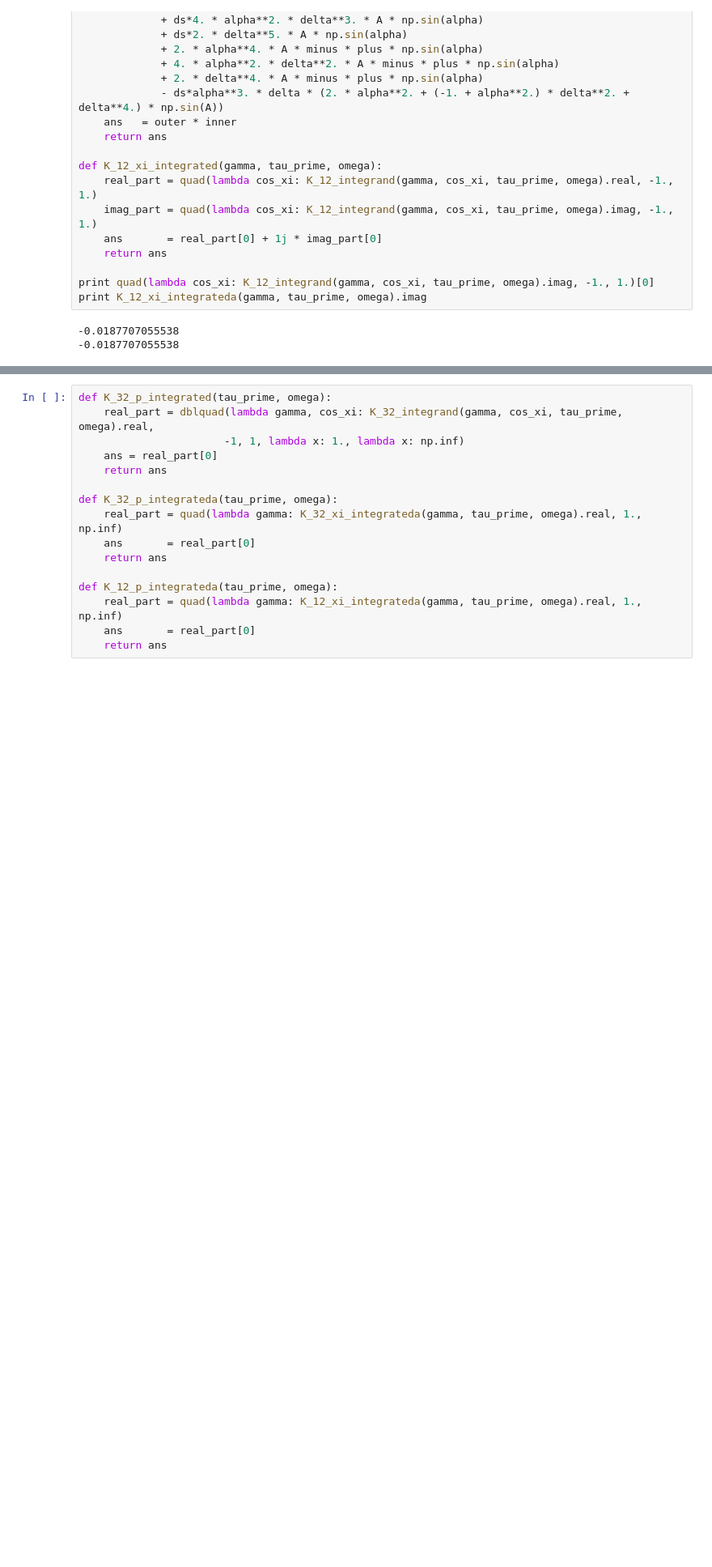
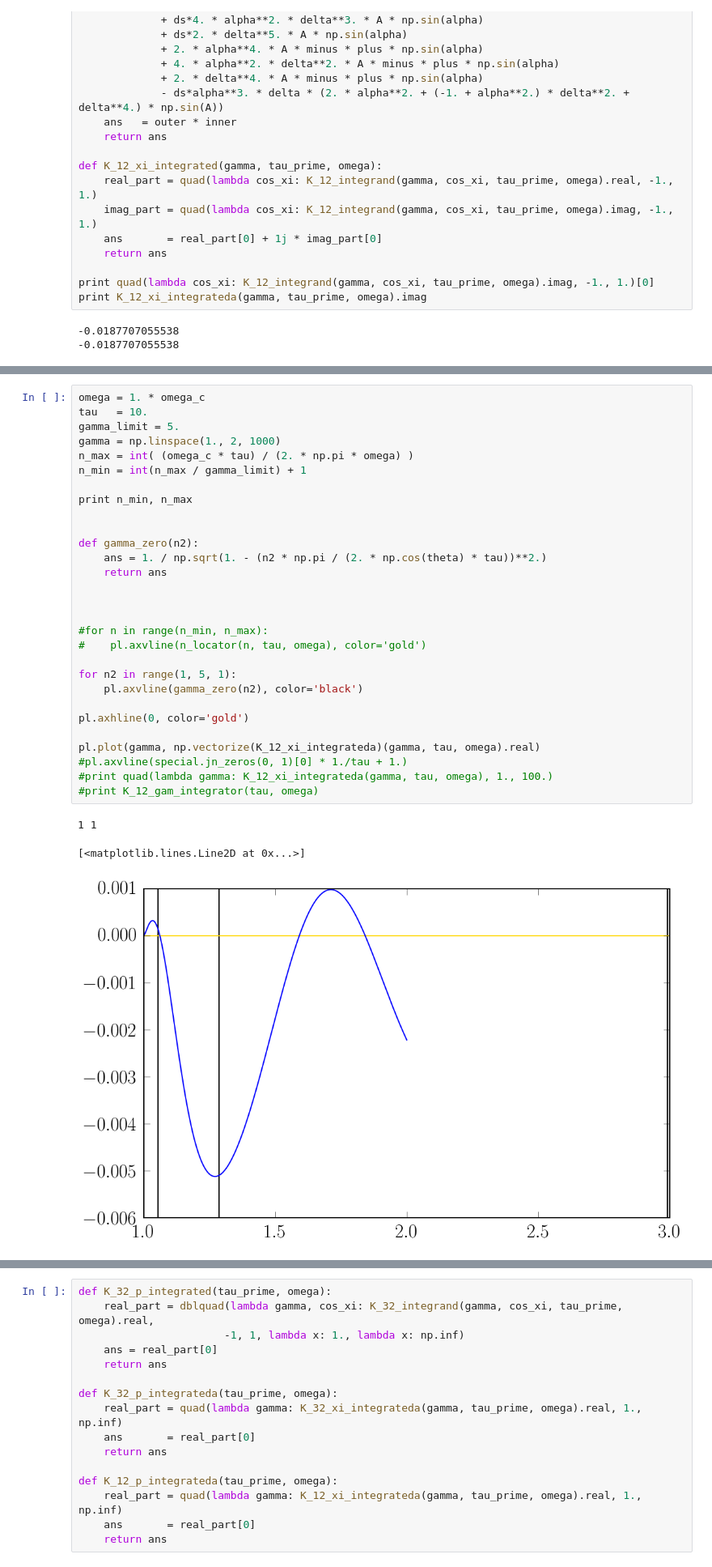
Before and after one commit to aapandy2/dielectric_tensor_tests, a Jupyter notebook: alpha_V_semianalytic.ipynb, the cells around one changed output, grey strips where cells are left out. Shown at 81% size. Saved outputs shown, nothing was run; the diff lists cells and outputs as text; blank space fills up the shorter version.

```diff
--- a/alpha_V_semianalytic.ipynb
+++ b/alpha_V_semianalytic.ipynb
@@ -154,0 +304,33 @@ print K_12_xi_integrateda(gamma, tau_prime, omega).imag
+# %%
+omega = 1. * omega_c
+tau   = 10.
+gamma_limit = 5.
+gamma = np.linspace(1., 2, 1000)
+n_max = int( (omega_c * tau) / (2. * np.pi * omega) )
+n_min = int(n_max / gamma_limit) + 1
+
+print n_min, n_max
+
+
+def gamma_zero(n2):
+    ans = 1. / np.sqrt(1. - (n2 * np.pi / (2. * np.cos(theta) * tau))**2.)
+    return ans
+
+
+
+#for n in range(n_min, n_max):
+#    pl.axvline(n_locator(n, tau, omega), color='gold')
+
+for n2 in range(1, 5, 1):
+    pl.axvline(gamma_zero(n2), color='black')
+
+pl.axhline(0, color='gold')
+
+pl.plot(gamma, np.vectorize(K_12_xi_integrateda)(gamma, tau, omega).real)
+#pl.axvline(special.jn_zeros(0, 1)[0] * 1./tau + 1.)
+#print quad(lambda gamma: K_12_xi_integrateda(gamma, tau, omega), 1., 100.)
+#print K_12_gam_integrator(tau, omega)
+# %% [output]
+1 1
+[<matplotlib.lines.Line2D at 0x...>]
+[figure, added]
```
Also changed, not shown: parts of 6 cells of this notebook, 1 other file.
